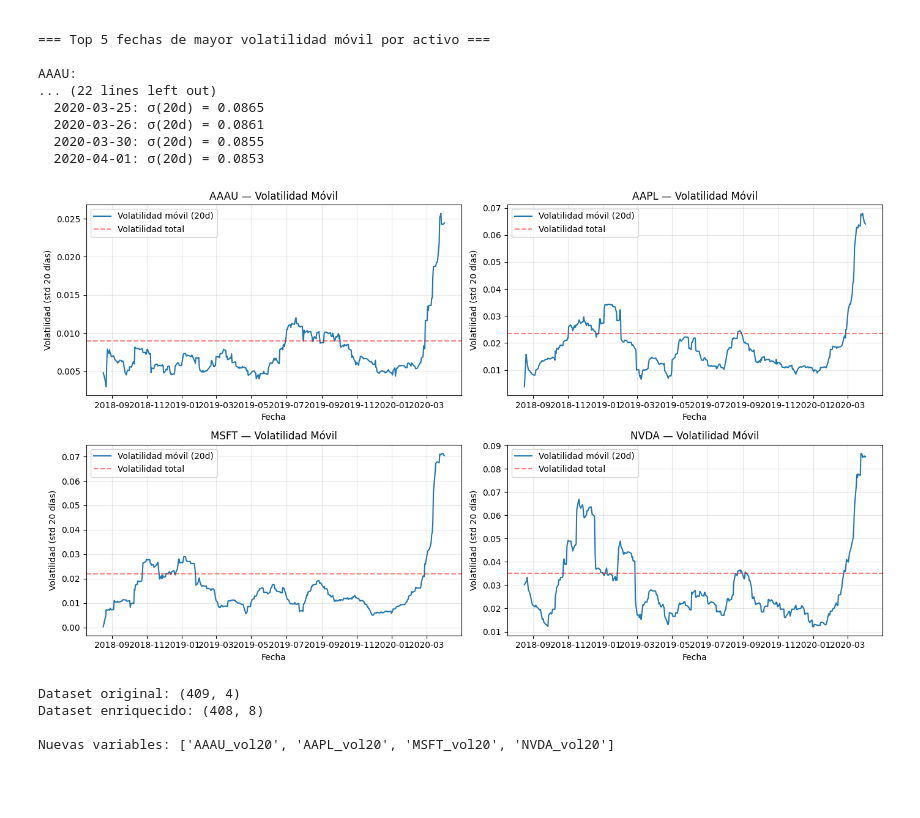
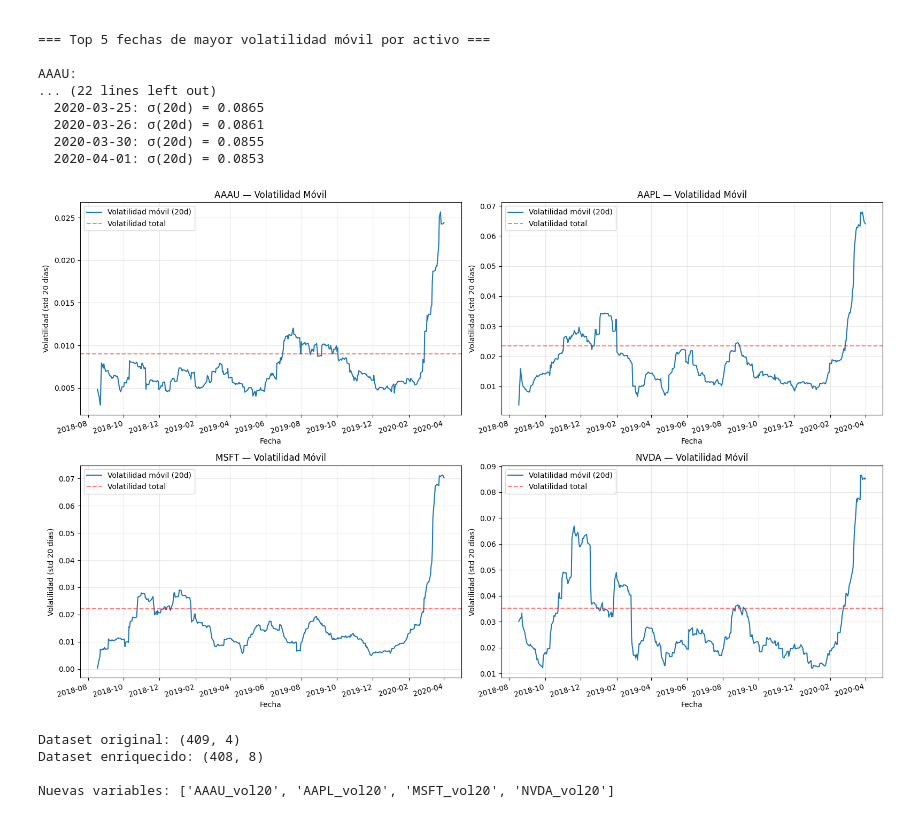
Before and after one commit to JuanCMath/Quantitative-Analysis-of-Financial-Markets, a Jupyter notebook: notebook/Notebook.ipynb, the cells around one changed output. Saved outputs shown, nothing was run; the diff lists cells and outputs as text; code cells hidden in the pictures; blank space fills up the shorter version.

```diff
--- a/notebook/Notebook.ipynb
+++ b/notebook/Notebook.ipynb
@@ -589,23 +589,30 @@ AAAU:
   2020-04-01: σ(20d) = 0.0853
 # %%
 # Visualizar volatilidad móvil para cada activo
-fig, axes = plt.subplots(2, 2, figsize=(14, 8))
+import matplotlib.dates as mdates
+
+fig, axes = plt.subplots(2, 2, figsize=(16, 10))  # Aumenta tamaño
 axes = axes.flatten()
 
 for idx, sym in enumerate(wide.columns):
     ax = axes[idx]
     ax.plot(rolling_vol.index, rolling_vol[sym], lw=1.5, label=f'Volatilidad móvil ({window}d)')
     ax.axhline(wide[sym].std(), color='red', linestyle='--', alpha=0.5, label='Volatilidad total')
     ax.set_title(f'{sym} — Volatilidad Móvil')
     ax.set_xlabel('Fecha')
     ax.set_ylabel('Volatilidad (std 20 días)')
     ax.legend()
     ax.grid(alpha=0.3)
 
+    # Formatear eje x: reduce ticks y rota etiquetas
+    ax.xaxis.set_major_locator(mdates.MonthLocator(interval=2))  # Cada 2 meses
+    ax.xaxis.set_major_formatter(mdates.DateFormatter("%Y-%m"))
+    plt.setp(ax.get_xticklabels(), rotation=15, ha='right')
+
 plt.tight_layout()
 plt.show()
 # %% [output]
-[figure, old version]
+[figure, new version]
 # %%
 # Crear dataset enriquecido con volatilidad móvil
 X_with_rolling_vol = X.copy()
```
Also changed, not shown: parts of 5 cells of this notebook.
